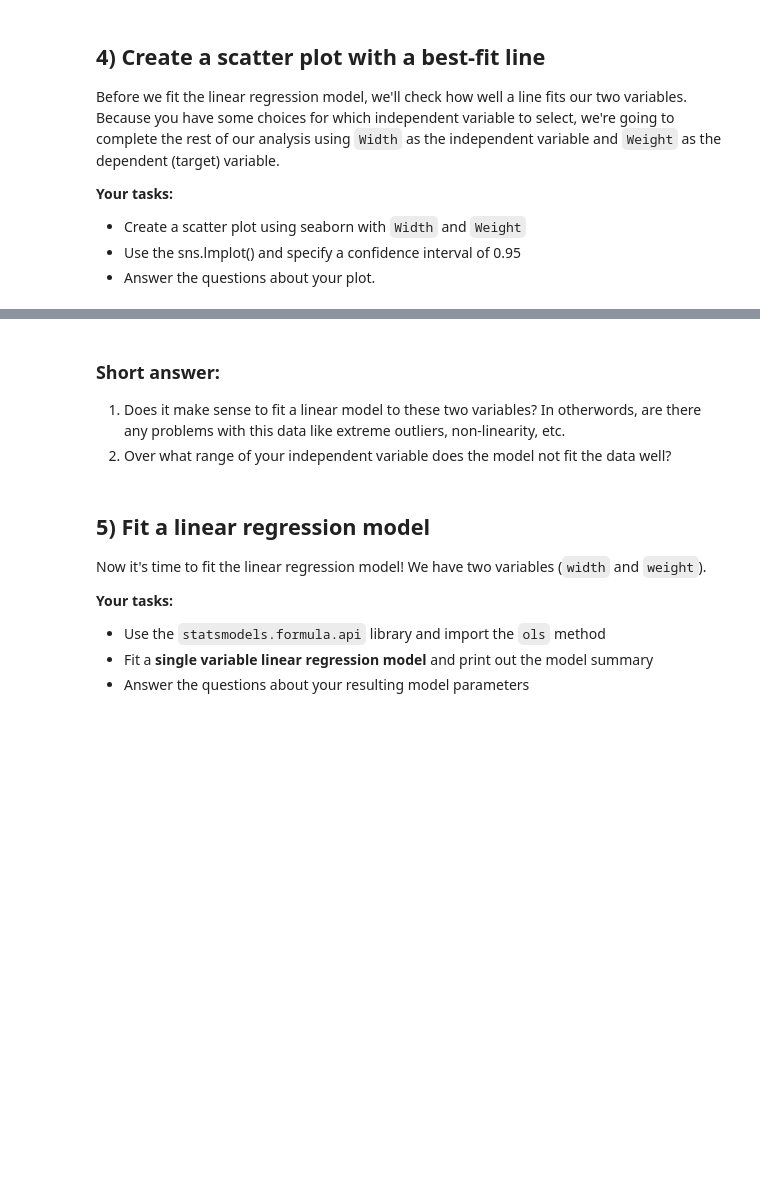
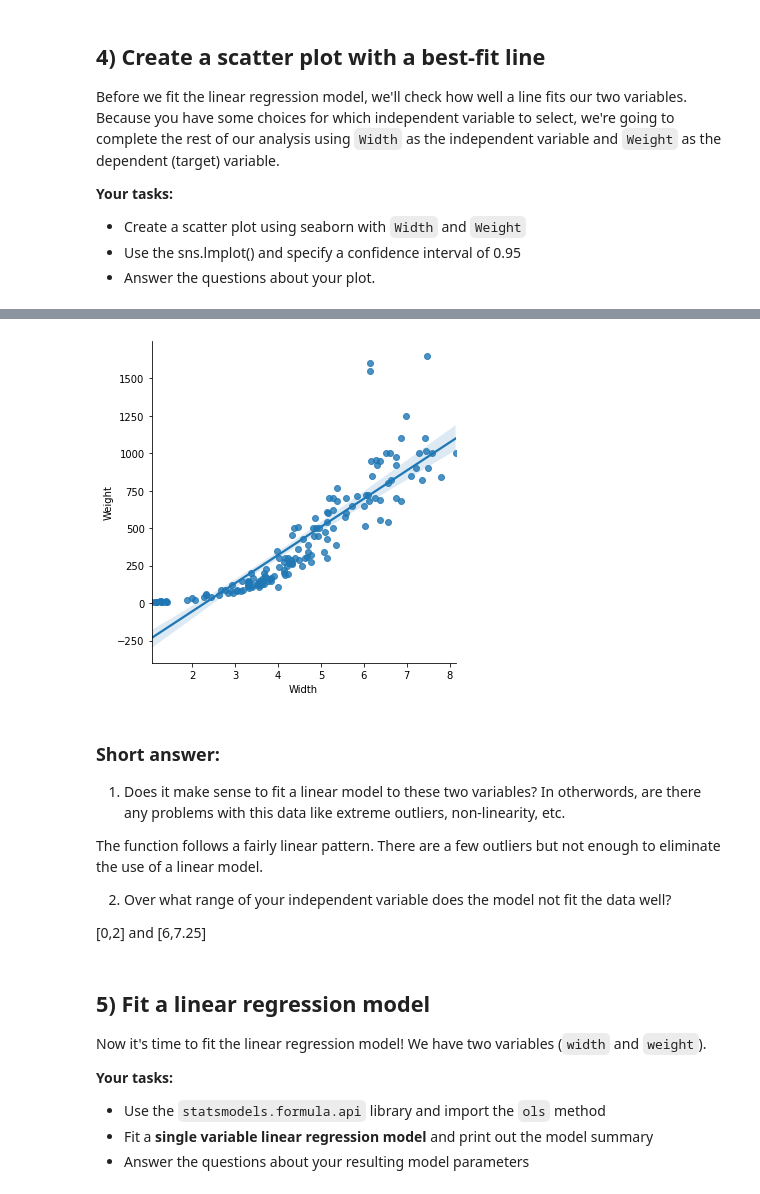
Before and after one commit to JenFaith/DS-Unit-1-Sprint-3-Linear-Algebra, a Jupyter notebook: Faith_LS_DS_Unit1_Sprint3_Challenge_ipynb_txt.ipynb, the cells around one changed output, grey strips where cells are left out. Drawn from its saved outputs; the diff is of its cells as text; code cells hidden in the pictures; blank space fills up the shorter version.

```diff
--- a/Faith_LS_DS_Unit1_Sprint3_Challenge_ipynb_txt.ipynb
+++ b/Faith_LS_DS_Unit1_Sprint3_Challenge_ipynb_txt.ipynb
@@ -85,8 +134,20 @@ Before we fit the linear regression model, we'll check how well a line fits our
+# %%
+## your code here ##
+import seaborn as sns
+
+ax = sns.lmplot(x = 'Width', y = 'Weight', data = df, ci=95)
+# %% [output]
+[figure, added]
 # %% [markdown]
 ### Short answer:
 
 1. Does it make sense to fit a linear model to these two variables? In otherwords, are there any problems with this data like extreme outliers, non-linearity, etc.
+
+The function follows a fairly linear pattern. There are a few outliers but not enough to eliminate the use of a linear model.
+
 2. Over what range of your independent variable does the model not fit the data well?
+
+[0,2] and [6,7.25]
 # %% [markdown]
 ## 5) Fit a linear regression model
 
```
Also changed, not shown: parts of 26 cells of this notebook.
